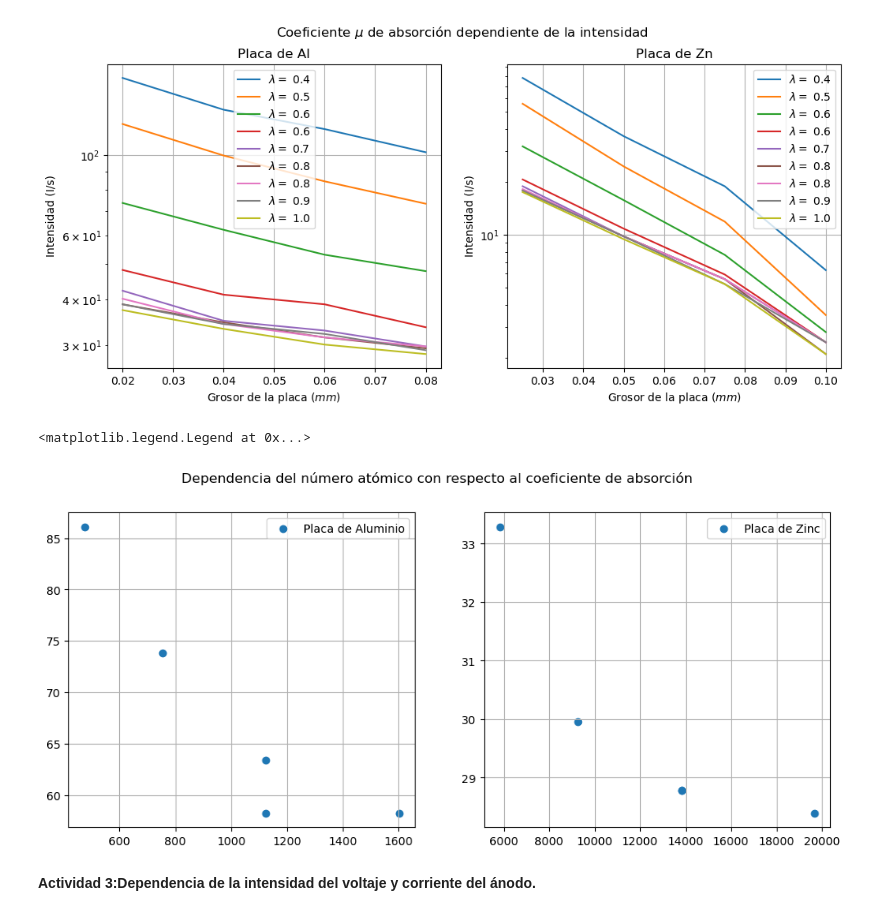
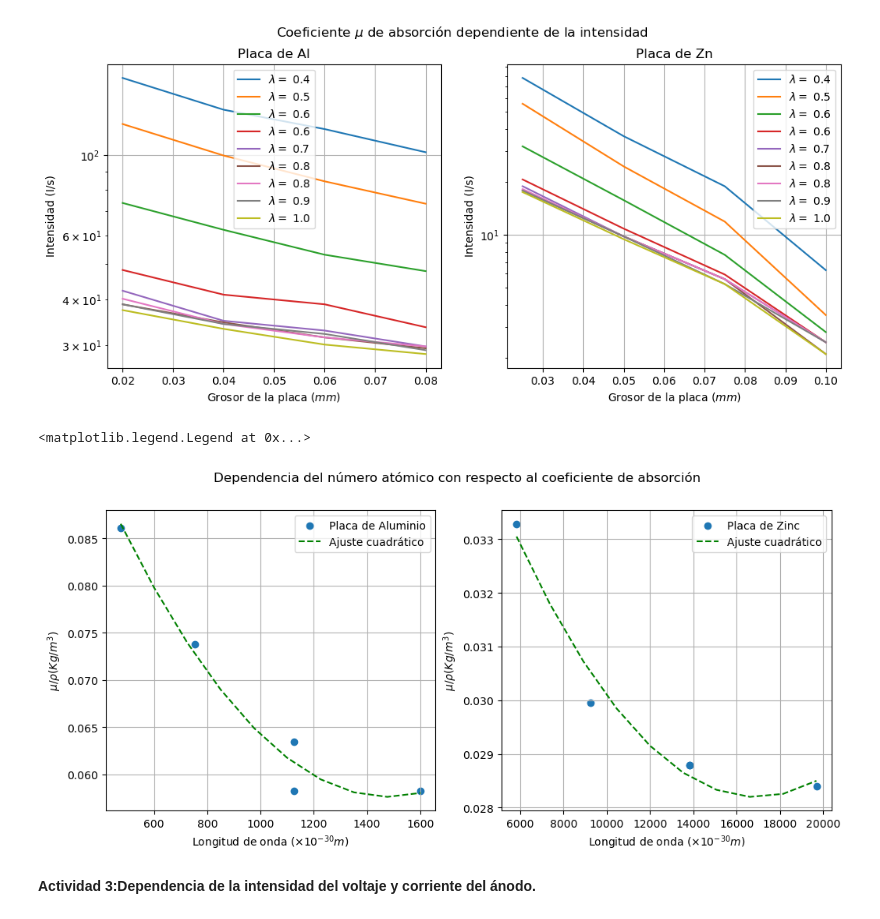
Before and after one commit to ccuellarn/Laboratorio-Intermedio---Pr-cticas20242, a Jupyter notebook: Rayos X/Rayos X.ipynb, the cells around one changed output. Drawn from its saved outputs; the diff is of its cells as text; code cells hidden in the pictures.

```diff
--- a/Rayos X/Rayos X.ipynb
+++ b/Rayos X/Rayos X.ipynb
@@ -419,8 +419,8 @@ Los valores de incertidumbre de los coeficientes de mu encontrados para la placa
 [figure]
 # %%
 #Densidades de los elementos kg/m3
-rho_A = 2.699
-rho_Zinc = 7.138
+rho_A = 2699
+rho_Zinc = 7138
 #Numero atómico
 Za = 13
 Zz = 30
@@ -430,34 +430,52 @@ l33 = []
 ra =[]
 rz=[]
 
 for i in x:
     l3.append(((i*Za)**3))
 
 for i in x:
     l33.append(((i*Zz)**3))
 
 for j in mu_a:
     ra.append(j/(rho_A))
 
 for j in mu_z:
     rz.append(j/(rho_Zinc))
 
+#Regresión cuadrática
+parama = np.polyfit(l3[3:-1],ra[3:-1], 2)
+paramz = np.polyfit(l33[3:-1],rz[3:-1], 2)
+
+x_ = np.linspace(min(l3[3:-1]),max(l3[3:-1]),10)
+x_z = np.linspace(min(l33[3:-1]),max(l33[3:-1]),10)
+
+yma = parama[0]*x_*x_ + x_*parama[1] + parama[2]
+ymz = paramz[0]*x_z*x_z + x_z*paramz[1] + paramz[2]
+
 #Grafico
 fig = plt.figure(figsize = (12, 5))
 fig.suptitle('Dependencia del número atómico con respecto al coeficiente de absorción')
 axa = fig.add_subplot(121)
 axz = fig.add_subplot(122)
 
 axa.scatter(l3[3:-1],ra[3:-1],label='Placa de Aluminio')
+axa.plot(x_,yma,'--',label='Ajuste cuadrático',color='g')
+axa.set_xlabel(r"Longitud de onda $(\times 10^{-30}m)$")
+axa.set_ylabel(r"$\mu/\rho (Kg/m^3)$")
+
+
 axz.scatter(l33[3:-1],rz[3:-1],label='Placa de Zinc')
+axz.plot(x_z,ymz,'--',label='Ajuste cuadrático',color='g')
+axz.set_xlabel(r"Longitud de onda $(\times 10^{-30}m)$")
+axz.set_ylabel(r"$\mu/\rho (Kg/m^3)$")
 
 axa.grid()
 axa.legend()
 axz.grid()
 axz.legend()
 # %% [output]
 <matplotlib.legend.Legend at 0x...>
-[figure, old version]
+[figure, new version]
 # %% [markdown]
 **Actividad 3:Dependencia de la intensidad del voltaje y corriente del ánodo.**
 # %%
```
